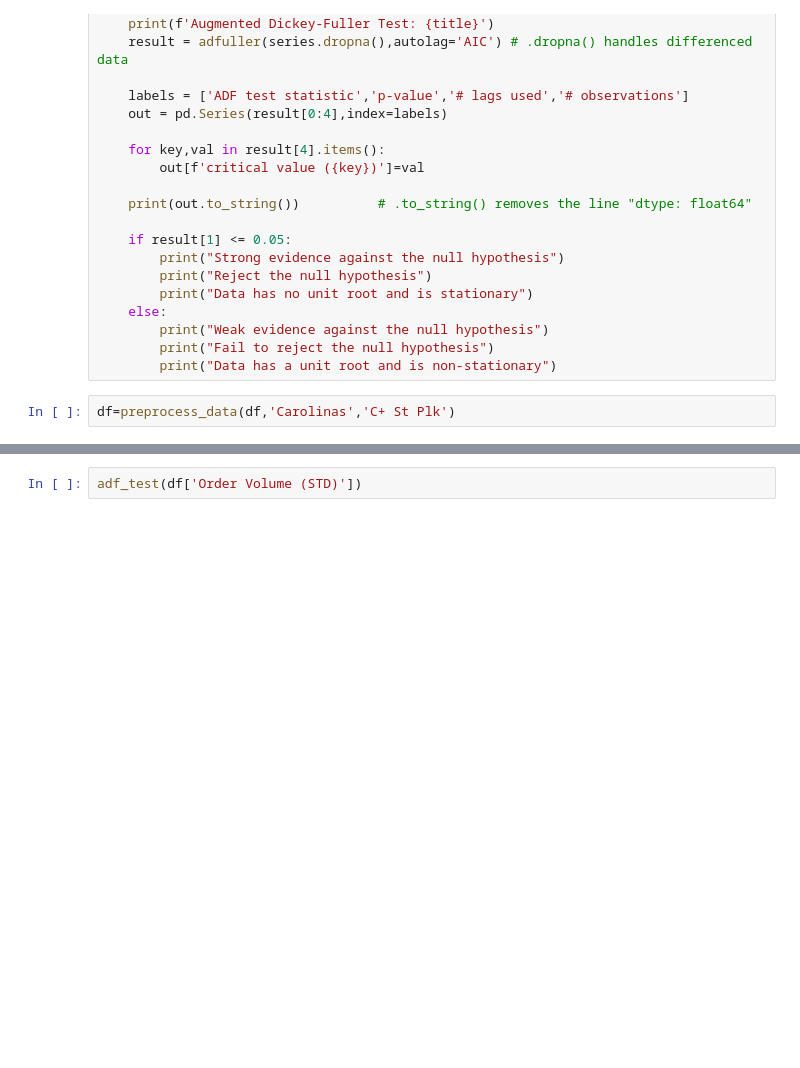
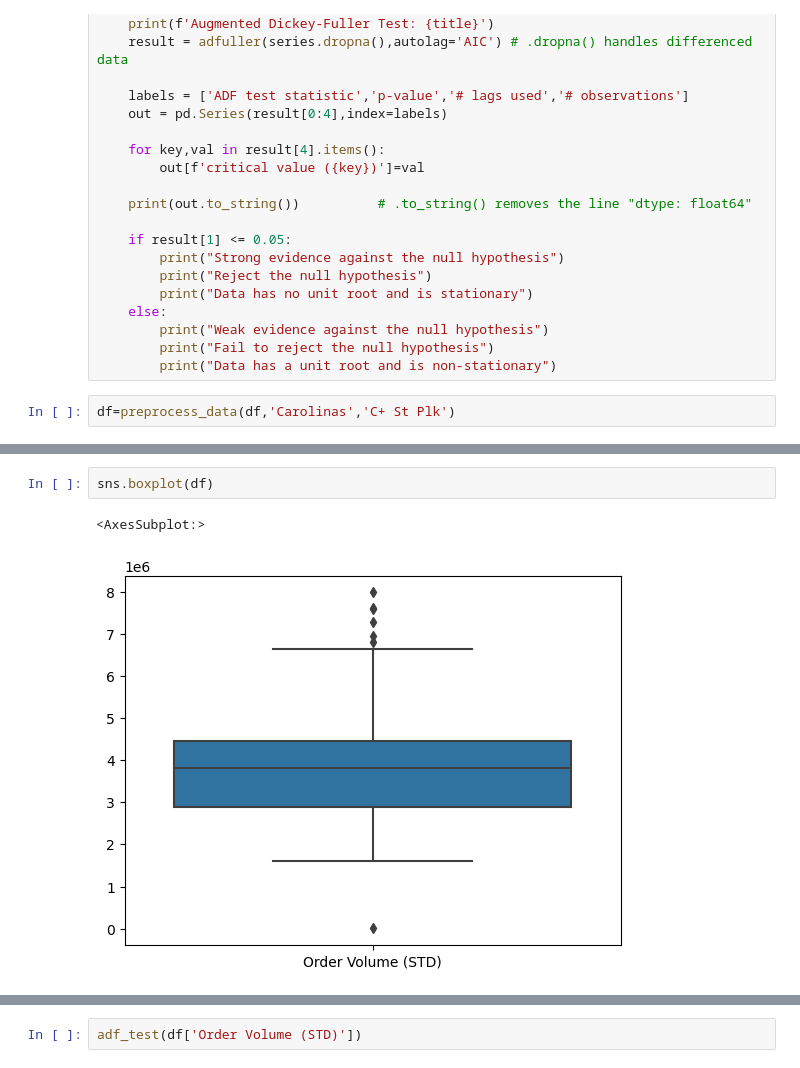
Before and after one commit to Shahidazad/Demand-Forecasting, a Jupyter notebook: arima_univariate_C+ St Plk_carolinas.ipynb, the cells around one changed output, grey strips where cells are left out. Saved outputs shown, nothing was run; the diff lists cells and outputs as text; blank space fills up the shorter version.

```diff
--- a/arima_univariate_C+ St Plk_carolinas.ipynb
+++ b/arima_univariate_C+ St Plk_carolinas.ipynb
@@ -72,0 +76,5 @@ df=preprocess_data(df,'Carolinas','C+ St Plk')
+# %%
+sns.boxplot(df)
+# %% [output]
+<AxesSubplot:>
+[figure, added]
```
Also changed, not shown: parts of 6 cells of this notebook, 7 other files.
